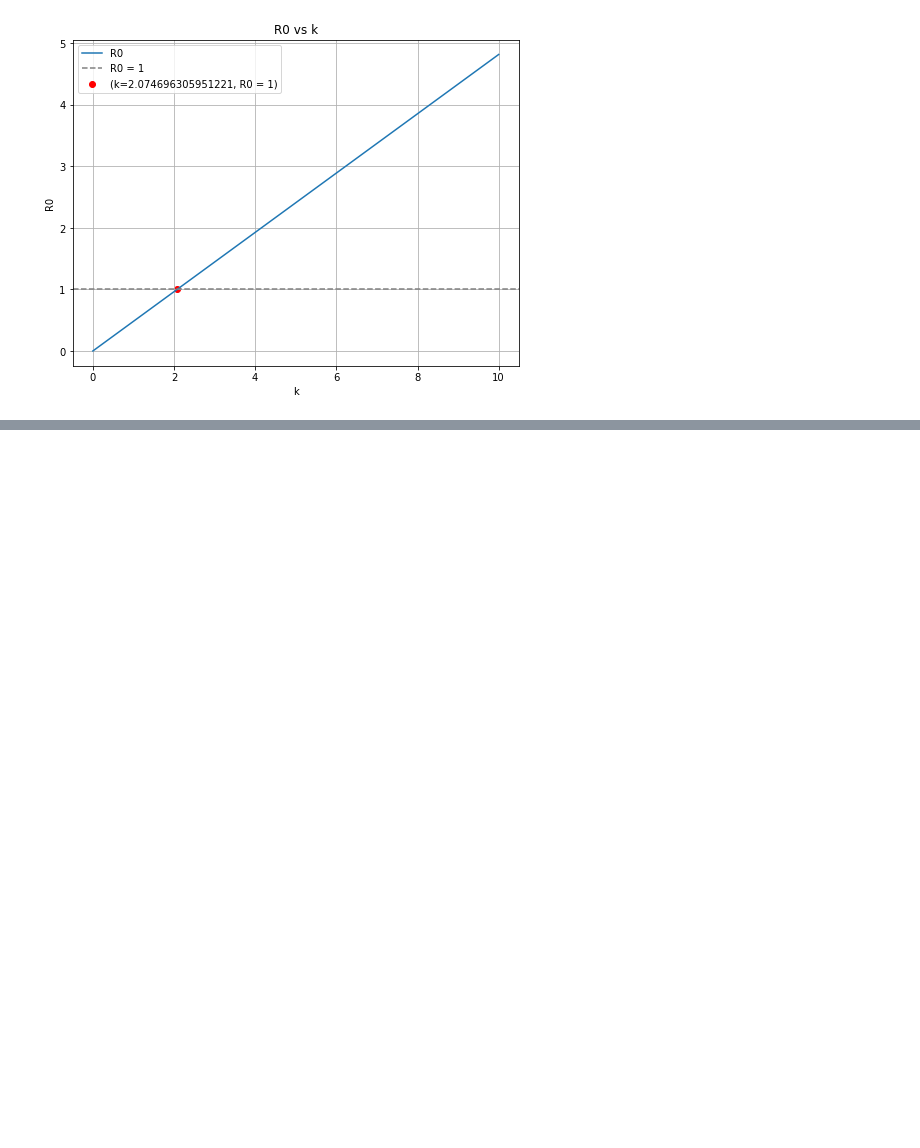
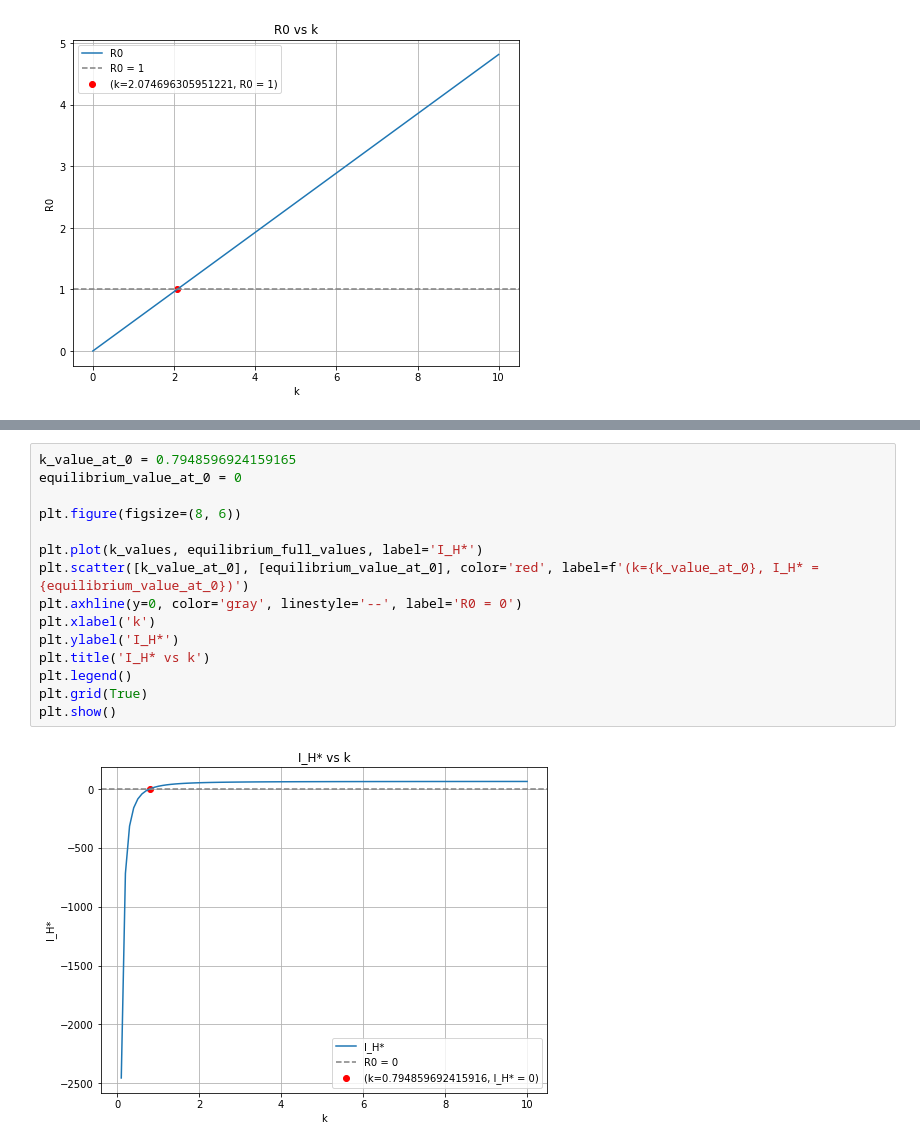
Before and after one commit to RaphaLevy/TCC, a Jupyter notebook: Modelagem_com_Dinamica_Pop/Plota_Equilibrio_e_R0.ipynb, the cells around one changed output, grey strips where cells are left out. Cells and saved outputs as stored; diff of their text form; blank space fills up the shorter version.

```diff
--- a/Modelagem_com_Dinamica_Pop/Plota_Equilibrio_e_R0.ipynb
+++ b/Modelagem_com_Dinamica_Pop/Plota_Equilibrio_e_R0.ipynb
@@ -324,0 +447,17 @@ plt.show()
+# %%
+k_value_at_0 = 0.7948596924159165
+equilibrium_value_at_0 = 0
+
+plt.figure(figsize=(8, 6))
+
+plt.plot(k_values, equilibrium_full_values, label='I_H*')
+plt.scatter([k_value_at_0], [equilibrium_value_at_0], color='red', label=f'(k={k_value_at_0}, I_H* = {equilibrium_value_at_0})')
+plt.axhline(y=0, color='gray', linestyle='--', label='R0 = 0')
+plt.xlabel('k')
+plt.ylabel('I_H*')
+plt.title('I_H* vs k')
+plt.legend()
+plt.grid(True)
+plt.show()
+# %% [output]
+[figure, added]
```
Also changed, not shown: parts of 11 cells of this notebook.
